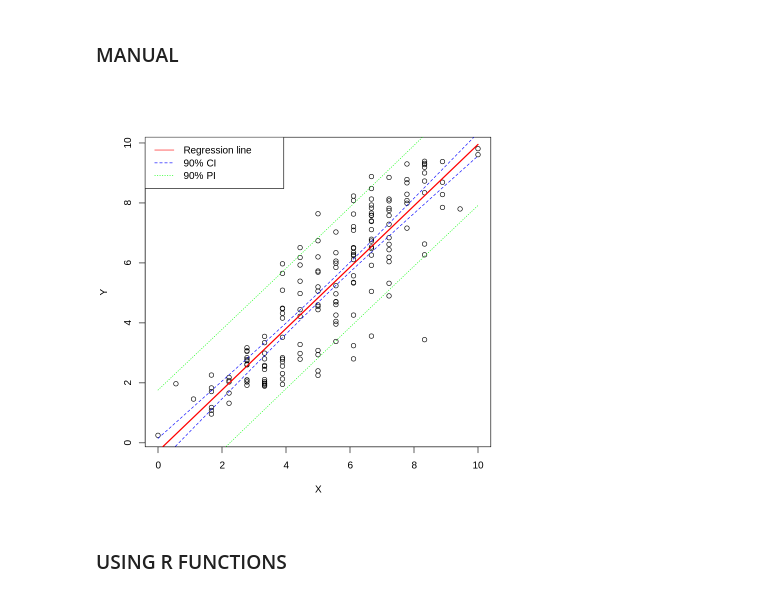
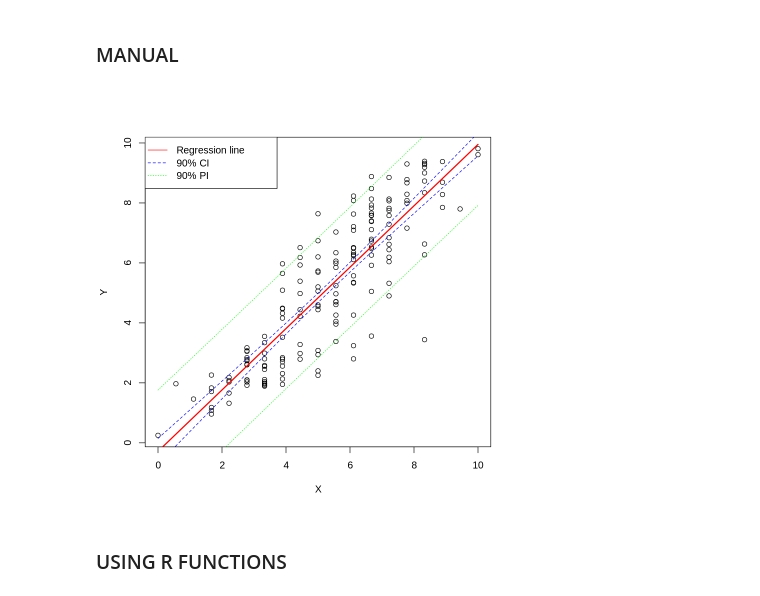
Before and after one commit to EmilijusPocius/Regresine-Analize, a Jupyter notebook: RA_Lab1.ipynb, the cells around one changed output. Saved outputs shown, nothing was run; the diff lists cells and outputs as text; code cells hidden in the pictures.

```diff
--- a/RA_Lab1.ipynb
+++ b/RA_Lab1.ipynb
@@ -9,6 +9,7 @@ those predictions.
 Once you have your two numerical variables, complete the following tasks:
 # %%
 duom <- read.csv("lab1_duomenys.csv", header=TRUE)
+duom <- duom[order(duom$Overall.score), ]
 attach(duom)
 Y <- duom$Overall.score
 X <- duom$Political.participation
@@ -177,29 +203,33 @@ sprintf("Error variance with no intercept = %f", model_sigma_no_intercept)
 # %%
 alpha <- 0.10
 t_val <- qt(1 - alpha/2, n - 2)
-X_grid <- seq(min(X), max(X), length.out = 100)
+X_grid <- seq(min(X), max(X), length.out = 167)
 Y_hat_grid <- beta0 + beta1 * X_grid
 
 SE_mean_grid <- sigma * sqrt(1/n + (X_grid - mean(X))^2 / S_xx)
 SE_pred_grid <- sigma * sqrt(1 + 1/n + (X_grid - mean(X))^2 / S_xx)
 
 
 CI_upper_grid <- Y_hat_grid + t_val * SE_mean_grid
 CI_lower_grid <- Y_hat_grid - t_val * SE_mean_grid
 
 PI_upper_grid <- Y_hat_grid + t_val * SE_pred_grid
 PI_lower_grid <- Y_hat_grid - t_val * SE_pred_grid
 
 plot(X, Y)
 lines(X_grid, Y_hat_grid, col = "red", lwd=2)
 lines(X_grid, CI_upper_grid, col = "blue", lty=2)
 lines(X_grid, CI_lower_grid, col = "blue", lty=2)
 lines(X_grid, PI_upper_grid, col = "green", lty=3)
 lines(X_grid, PI_lower_grid, col = "green", lty=3)
 
-legend("topleft", legend=c("Regression line", "90% CI", "90% PI"), col=c("red", "blue", "green"), lty=c(1,2,3))
+legend("topleft",
+    legend=c("Regression line", "90% CI", "90% PI"),
+    col=c("red", "blue", "green"),
+    pch=c(NA, NA, NA),
+    lty=c(1,2,3))
 # %% [output]
-[figure, old version]
+[figure, new version]
 # %% [markdown]
 ### USING R FUNCTIONS
 # %%
```
Also changed, not shown: parts of 9 cells of this notebook.
